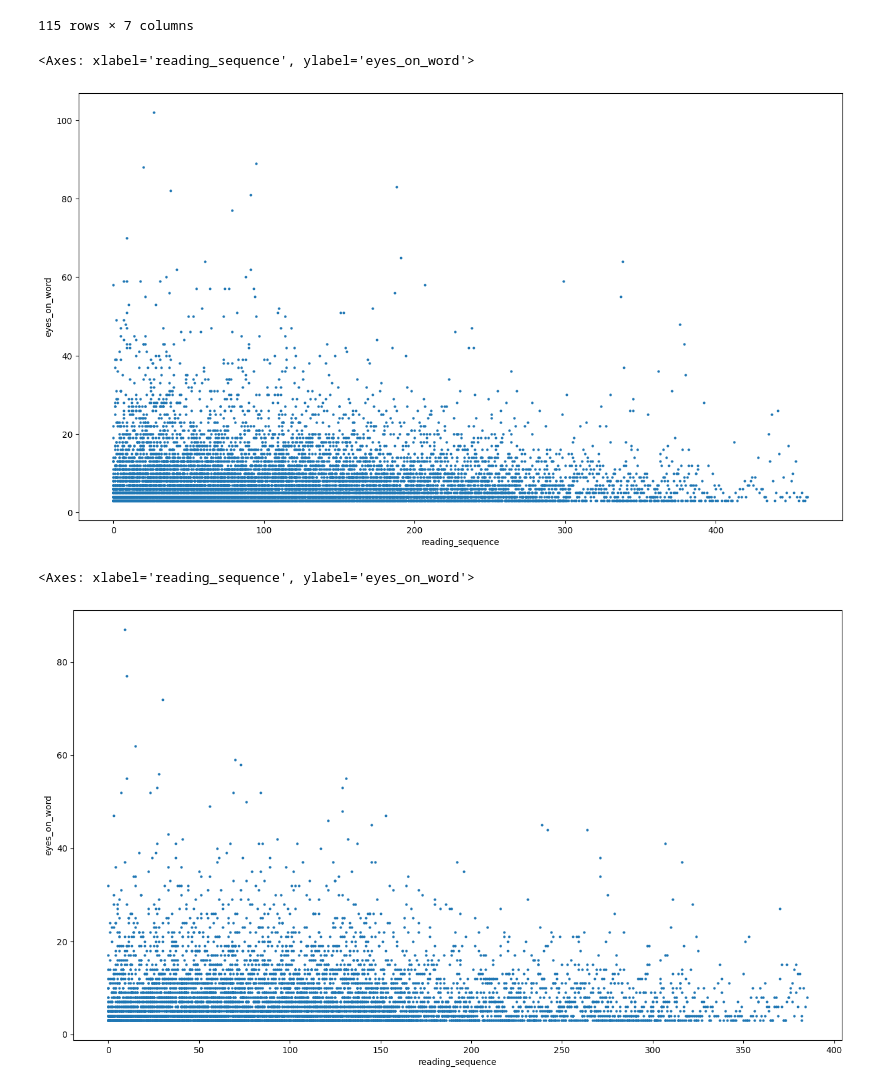
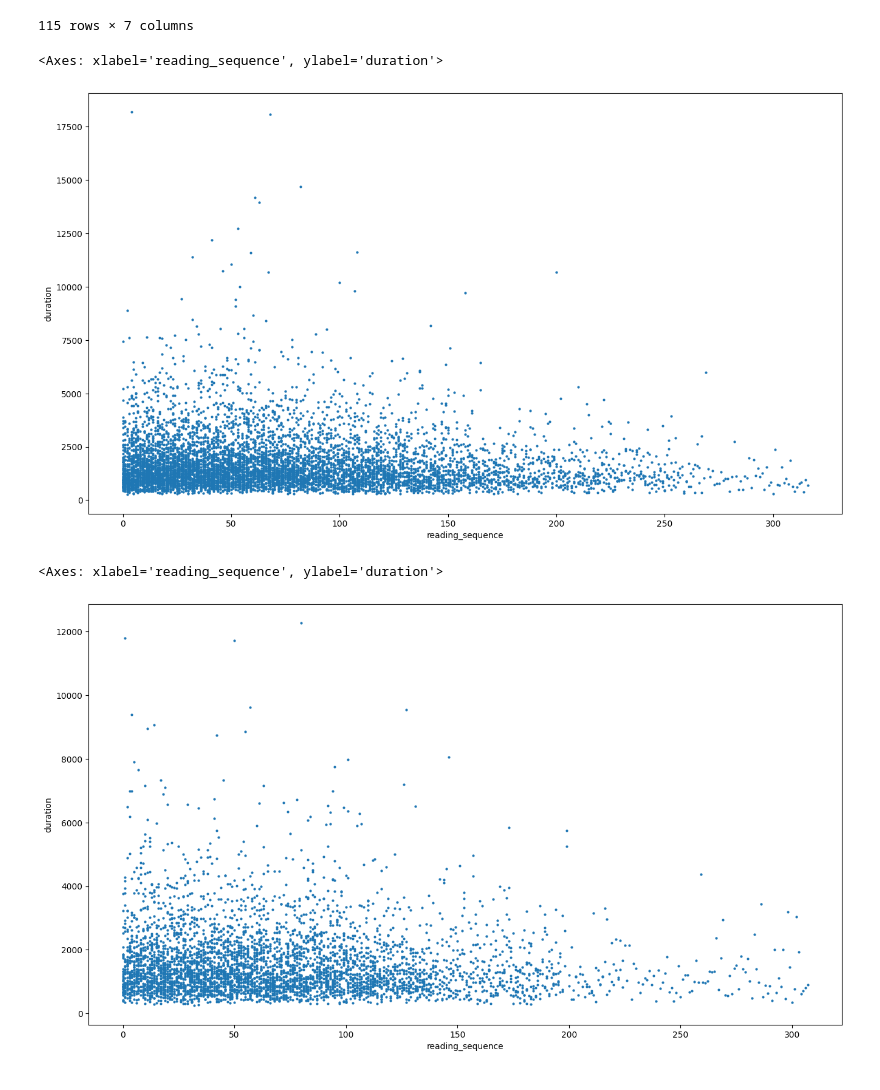
Before and after one commit to TIBHannover/reading_web_search, a Jupyter notebook: eval/temporal_behavior.ipynb, the cells around one changed output. Saved outputs shown, nothing was run; the diff lists cells and outputs as text; code cells hidden in the pictures.

```diff
--- a/eval/temporal_behavior.ipynb
+++ b/eval/temporal_behavior.ipynb
@@ -42,14 +42,14 @@ features = pd.merge(df_our, mcq_scores, on="uid", how="inner")
 low = features[features["class"] == 0]
 high = features[features["class"] == 1]
 
-ax1 = low[["uid", "reading_sequence", "eyes_on_word"]].groupby(["uid", "reading_sequence"]).agg(np.ptp).reset_index().plot(kind='scatter', x='reading_sequence', y='eyes_on_word', style=["." "r"], s=4, figsize=[16,9])
+ax1 = low[["uid", "reading_sequence", "duration"]].groupby(["uid", "reading_sequence"]).sum().reset_index().plot(kind='scatter', x='reading_sequence', y='duration', style=["." "r"], s=4, figsize=[16,9])
 ax1
 # %% [output]
-<Axes: xlabel='reading_sequence', ylabel='eyes_on_word'>
+<Axes: xlabel='reading_sequence', ylabel='duration'>
-[figure, old version]
+[figure, new version]
 # %%
-ax2 = high[["uid", "reading_sequence", "eyes_on_word"]].groupby(["uid", "reading_sequence"]).agg(np.ptp).reset_index().plot(kind='scatter', x='reading_sequence', y='eyes_on_word', style=["." "r"], s=4, figsize=[16,9])
+ax2 = high[["uid", "reading_sequence", "duration"]].groupby(["uid", "reading_sequence"]).sum().reset_index().plot(kind='scatter', x='reading_sequence', y='duration', style=["." "r"], s=4, figsize=[16,9])
 ax2
 # %% [output]
-<Axes: xlabel='reading_sequence', ylabel='eyes_on_word'>
+<Axes: xlabel='reading_sequence', ylabel='duration'>
-[figure, old version]
+[figure, new version]
```
Also changed, not shown: 4 other files.
